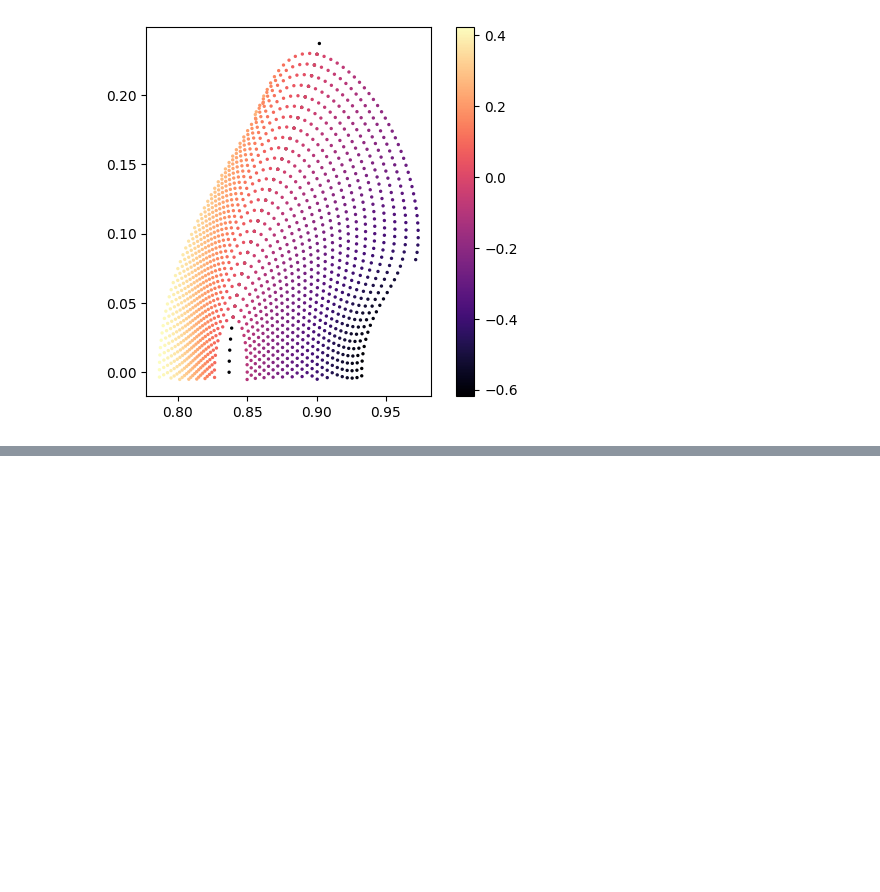
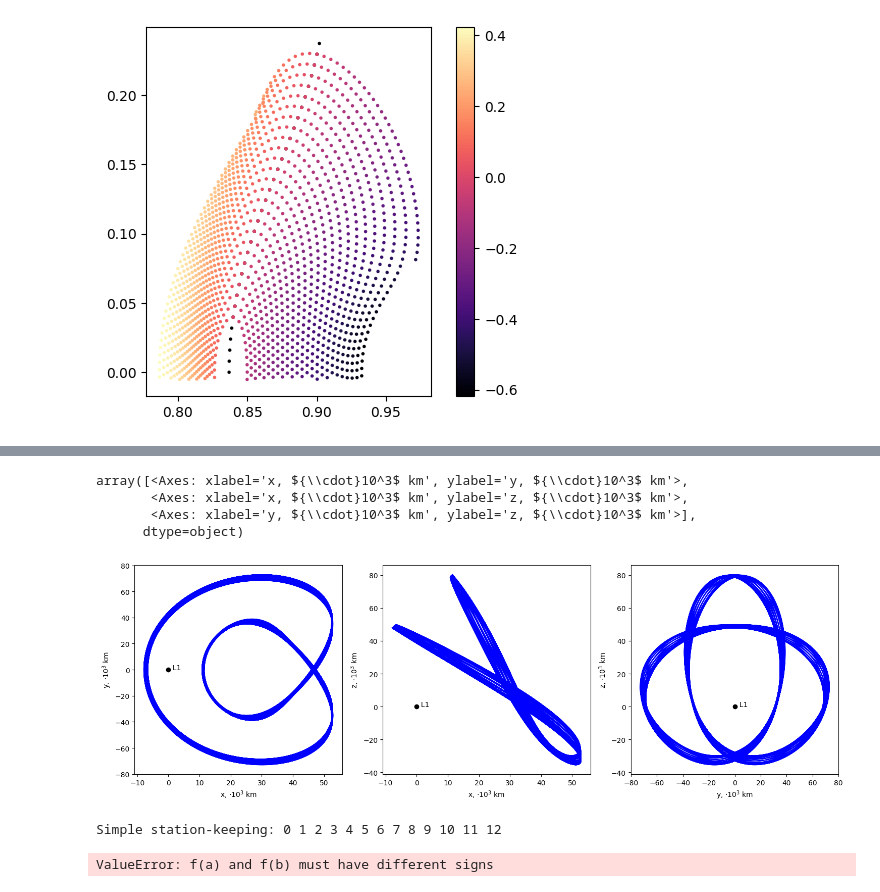
Before and after one commit to tka4nik/crtbp_diploma, a Jupyter notebook: test.ipynb, the cells around one changed output, grey strips where cells are left out. Drawn from its saved outputs; the diff is of its cells as text; code cells hidden in the pictures; blank space fills up the shorter version.

```diff
--- a/test.ipynb
+++ b/test.ipynb
@@ -137,0 +153,41 @@ array([<Axes: xlabel='x, ${\\cdot}10^3$ km', ylabel='y, ${\\cdot}10^3$ km'>,
+# %%
+data = pd.read_csv("quasi-periodic-weird-dataframe-1.csv")
+plotter = op.plotter.from_model(model, length_units='Mm', velocity_units='km/s')
+ax = plotter.plot_proj(data, centers={'x':model.L1})
+plotter.plot_proj(ax=ax, centers={'x':model.L1}, plottables=[plotter.L1], colors='k',ls='',marker='o')
+# %% [output]
+array([<Axes: xlabel='x, ${\\cdot}10^3$ km', ylabel='y, ${\\cdot}10^3$ km'>,
+       <Axes: xlabel='x, ${\\cdot}10^3$ km', ylabel='z, ${\\cdot}10^3$ km'>,
+       <Axes: xlabel='y, ${\\cdot}10^3$ km', ylabel='z, ${\\cdot}10^3$ km'>],
+      dtype=object)
+[figure, added]
+# %%
+model = op.crtbp3_model('Earth-Moon (default)', integrator=op.dopri5_integrator(), stm=True)
+one_thousand_kms = (1-model.L1)/58
+
+zvl = np.load('data/contour_points/zvl/zvl_3.npy')
+
+left = op.eventX(model.L1 - 33 * one_thousand_kms)
+right = op.eventX(model.L1 + 53 * one_thousand_kms)
+
+correction = op.border_correction(model, op.unstable_direction(model), [left], [right])
+zcorrection = zero_correction(model, op.unstable_direction(model))
+impulse_correction = op.simple_station_keeping(model, zcorrection, correction, rev=np.pi/4, events=[event])
+
+s0 = model.get_zero_state()
+
+i = 50
+s0[0] = zvl[i][0]
+s0[2] = zvl[i][1]
+s0[4] = 0
+
+
+df = impulse_correction.prop(0, s0, 50)
+
+
+plotter = op.plotter.from_model(model, length_units='Mm', velocity_units='km/s')
+ax = plotter.plot_proj(df, centers={'x':model.L1})
+plotter.plot_proj(ax=ax, centers={'x':model.L1}, plottables=[plotter.L1], colors='k',ls='',marker='o')
+# %% [output]
+Simple station-keeping: 0 1 2 3 4 5 6 7 8 9 10 11 12
+ValueError: f(a) and f(b) must have different signs
```
Also changed, not shown: parts of 18 cells of this notebook, 47 other files.
